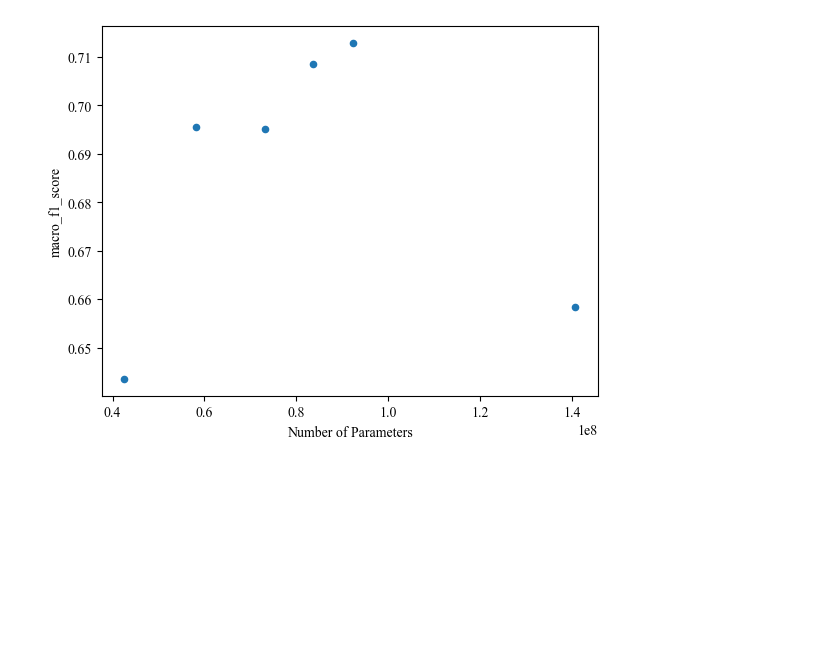
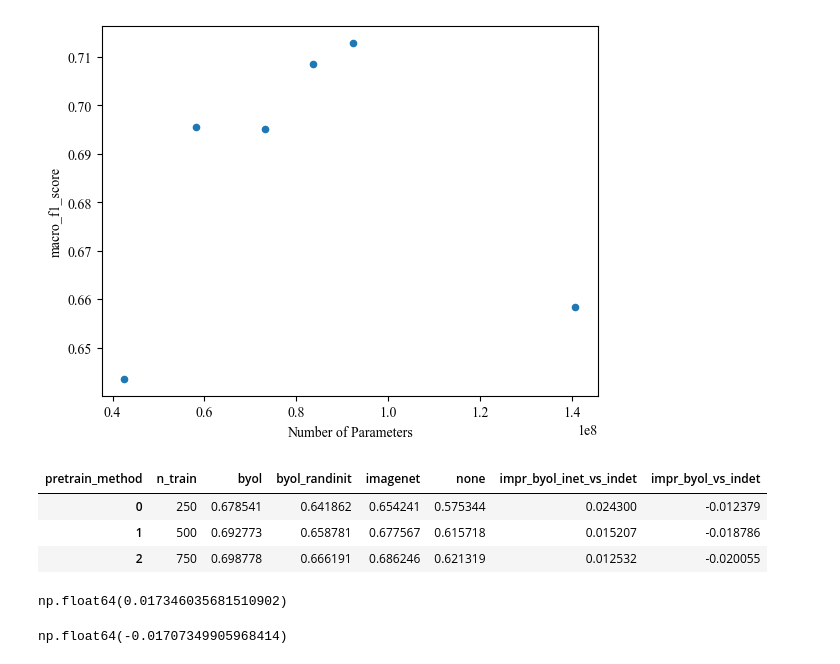
Before and after one commit to DakotaHester/ms-land-cover, a Jupyter notebook: notebooks/pretrain_results_f1.ipynb, the cells around one changed output. Drawn from its saved outputs; the diff is of its cells as text; code cells hidden in the pictures; blank space fills up the shorter version.

```diff
--- a/notebooks/pretrain_results_f1.ipynb
+++ b/notebooks/pretrain_results_f1.ipynb
@@ -1460,3 +1460,27 @@ params_df[['Number of Parameters', 'macro_f1_score']].plot.scatter(x='Number of
 | macro_f1_score | 0.011314 | 1.000000 |
 <Axes: xlabel='Number of Parameters', ylabel='macro_f1_score'>
 [figure]
+# %%
+# show increase when
+
+impr_df = metrics_df.loc[metrics_df['model'] != 'linear_probe'].pivot_table(
+    columns=['pretrain_method', ],
+    index='n_train',
+    values='macro_f1_score'
+).reset_index()
+impr_df['impr_byol_inet_vs_indet'] = impr_df['byol'] - impr_df['imagenet']
+impr_df['impr_byol_vs_indet'] = impr_df['byol_randinit'] - impr_df['imagenet']
+impr_df
+# %% [output]
+| pretrain_method | n_train | byol | byol_randinit | imagenet | none | impr_byol_inet_vs_indet | impr_byol_vs_indet |
+| 0 | 250 | 0.678541 | 0.641862 | 0.654241 | 0.575344 | 0.024300 | -0.012379 |
+| 1 | 500 | 0.692773 | 0.658781 | 0.677567 | 0.615718 | 0.015207 | -0.018786 |
+| 2 | 750 | 0.698778 | 0.666191 | 0.686246 | 0.621319 | 0.012532 | -0.020055 |
+# %%
+impr_df['impr_byol_inet_vs_indet'].mean()
+# %% [output]
+np.float64(0.017346035681510902)
+# %%
+impr_df['impr_byol_vs_indet'].mean()
+# %% [output]
+np.float64(-0.01707349905968414)
```
Also changed, not shown: parts of 1 cell of this notebook, 1 other file.
